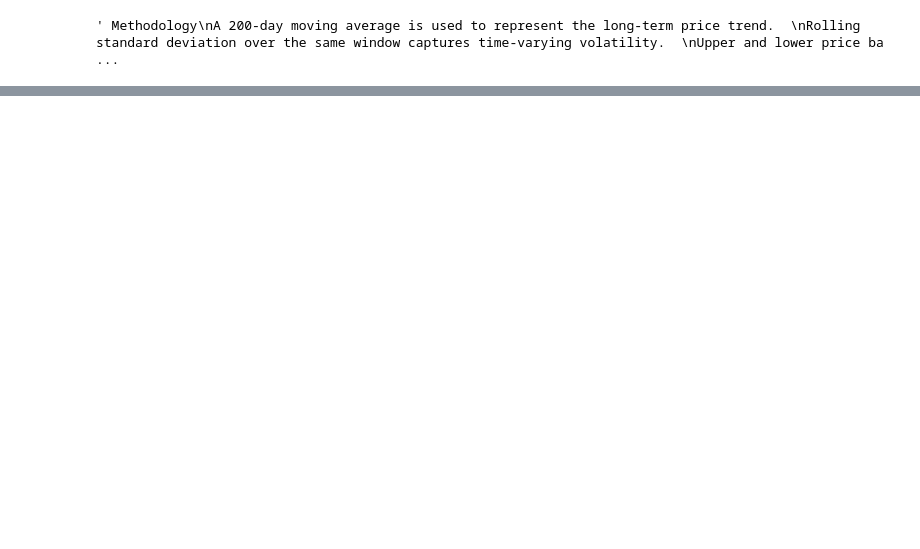
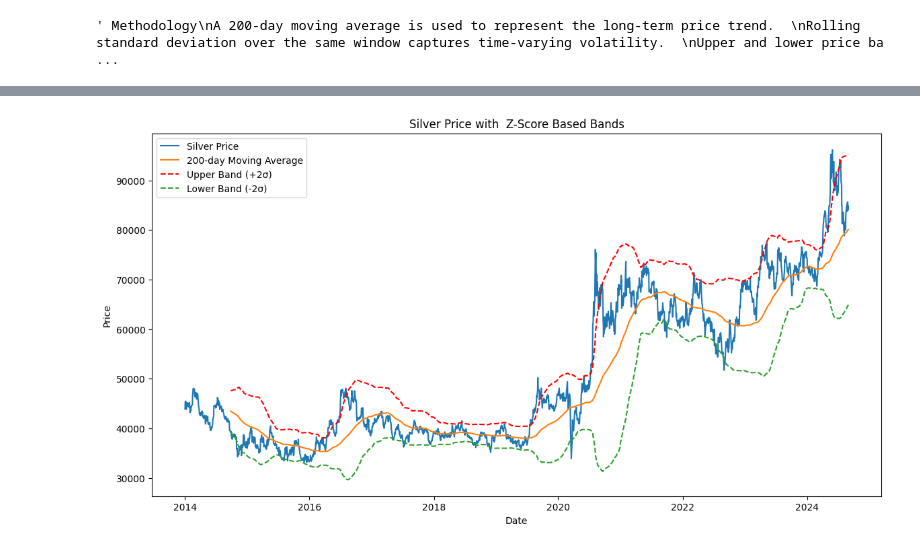
Before and after one commit to pinkprincess536/finsharpe-gold-silver-price-band-analysis, a Jupyter notebook: assignment_finsharpe.ipynb, the cells around one changed output, grey strips where cells are left out. Cells and saved outputs as stored; diff of their text form; code cells hidden in the pictures; blank space fills up the shorter version.

```diff
--- a/assignment_finsharpe.ipynb
+++ b/assignment_finsharpe.ipynb
@@ -211,0 +271,23 @@ silver[['Price','MA_200','Zscore','Upper_Band','Lower_Band']].tail()
+# %%
+import matplotlib.pyplot as plt
+
+plt.figure(figsize=(14, 7))
+
+plt.plot(silver.index, silver['Price'], label='Silver Price')
+
+
+plt.plot(silver.index, silver['MA_200'], label='200-day Moving Average')
+
+
+plt.plot(silver.index, silver['Upper_Band'], linestyle='--', label='Upper Band (+2σ)',color='red')
+plt.plot(silver.index, silver['Lower_Band'], linestyle='--', label='Lower Band (-2σ)')
+
+
+plt.title('Silver Price with  Z-Score Based Bands')
+plt.xlabel('Date')
+plt.ylabel('Price')
+plt.legend()
+
+plt.show()
+# %% [output]
+[figure, added]
```
Also changed, not shown: parts of 28 cells of this notebook, 3 other files.
